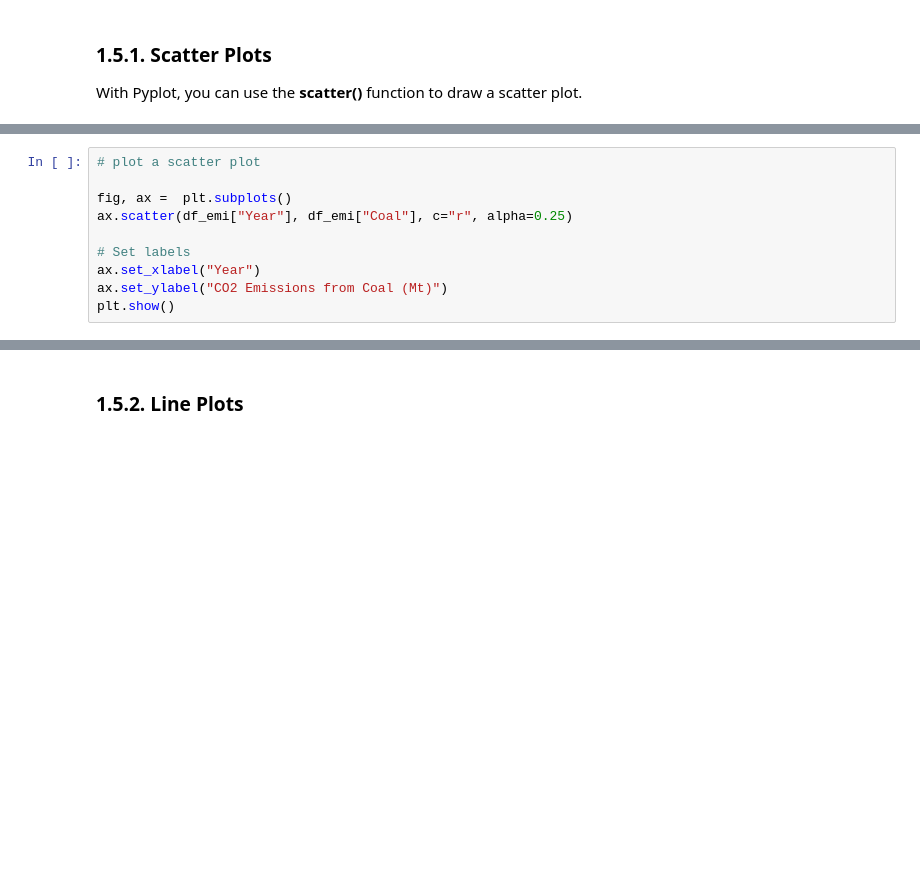
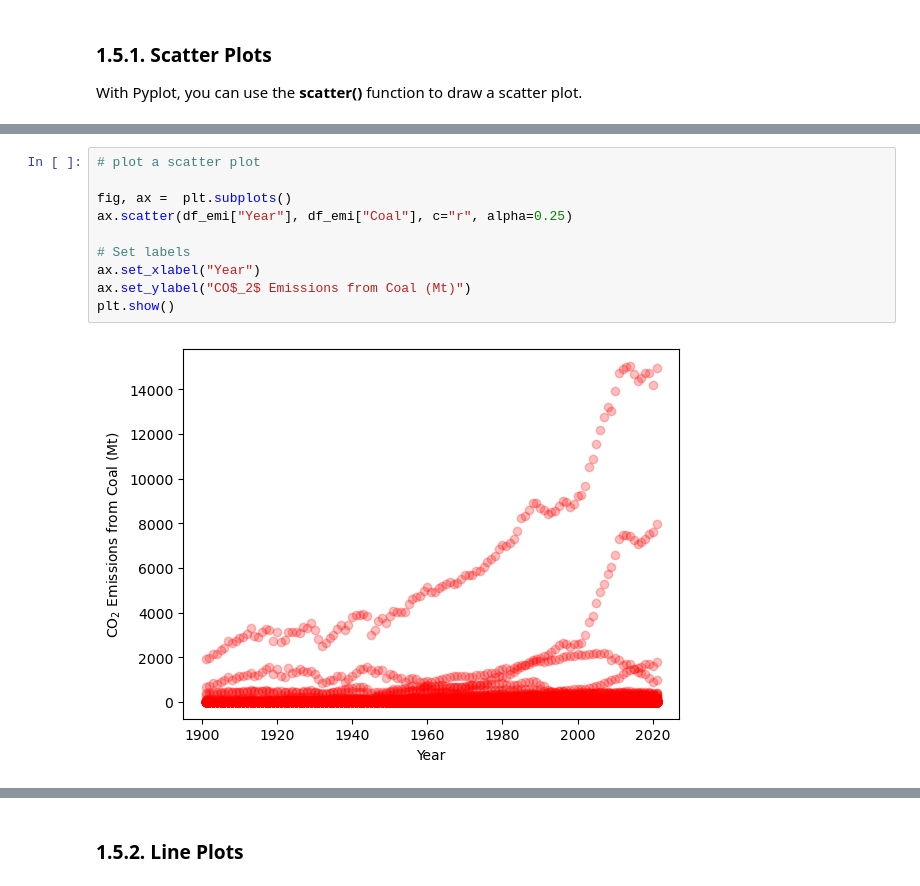
Before and after one commit to FreddyEcu-Ch/Python-Foundations, a Jupyter notebook: Día 3/Data Visualization.ipynb, the cells around one changed output, grey strips where cells are left out. Saved outputs shown, nothing was run; the diff lists cells and outputs as text; blank space fills up the shorter version.

```diff
--- a/Día 3/Data Visualization.ipynb
+++ b/Día 3/Data Visualization.ipynb
@@ -199,13 +223,15 @@ df_emi.head()
 # %%
 # plot a scatter plot
 
 fig, ax =  plt.subplots()
 ax.scatter(df_emi["Year"], df_emi["Coal"], c="r", alpha=0.25)
 
 # Set labels
 ax.set_xlabel("Year")
-ax.set_ylabel("CO2 Emissions from Coal (Mt)")
+ax.set_ylabel("CO$_2$ Emissions from Coal (Mt)")
 plt.show()
+# %% [output]
+[figure, added]
 # %%
 # Group data by year
 
```
Also changed, not shown: parts of 29 cells of this notebook.
